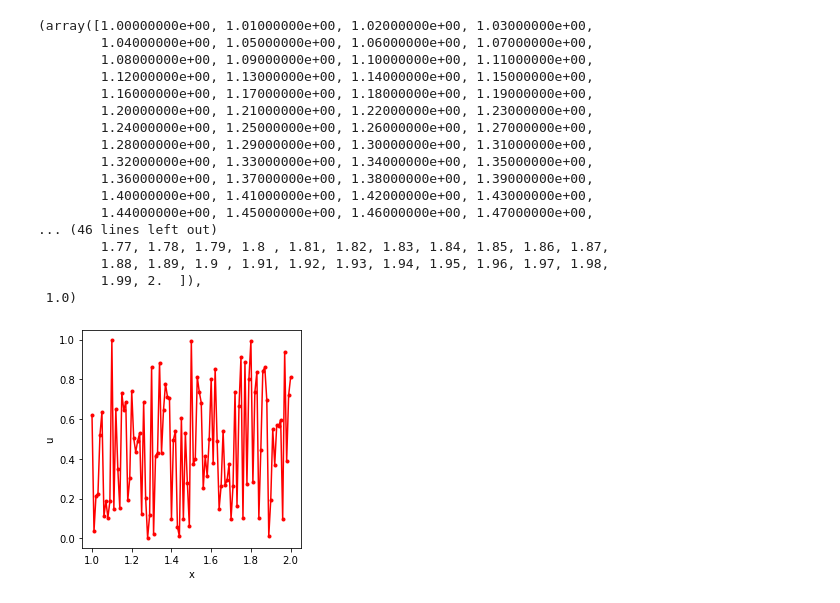
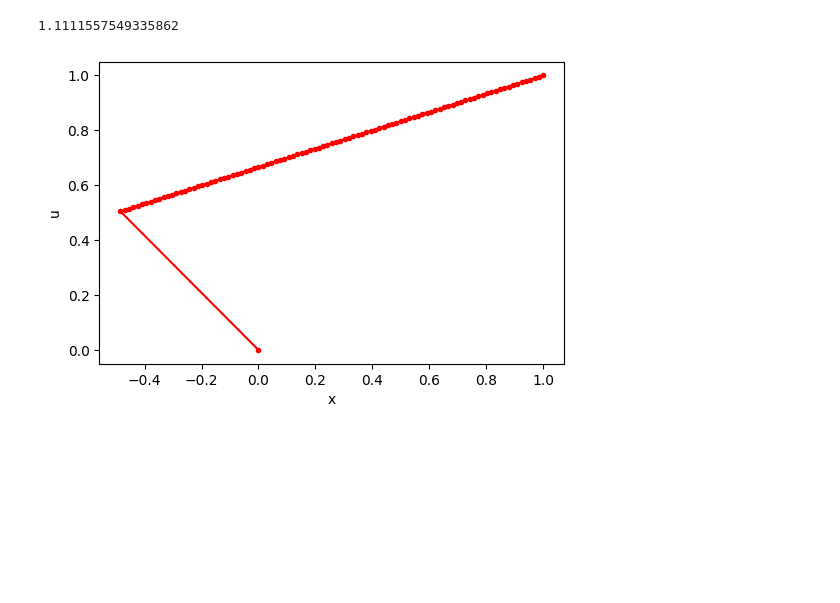
Before and after one commit to MIJO7317/DynamicGrid2D, a Jupyter notebook: new.ipynb, the cells around one changed output. Drawn from its saved outputs; the diff is of its cells as text; code cells hidden in the pictures; blank space fills up the shorter version.

```diff
--- a/new.ipynb
+++ b/new.ipynb
@@ -24,9 +24,9 @@ def F(Y: np.ndarray, K, f, a, b) -> np.ndarray:
     #     E1[n] = np.sqrt(1+4/(X[n]**2*X[n+1]**2)*(X[n]*(U[n+1]-C)-X[n+1]*(U[n]-C))**2)*(X[n+1]-X[n]) - E1rhs
     # fill first equation batch
     E1 = np.zeros(N-1)
-    E1rhs = 1/(N-1)*sum(map(lambda i: np.sqrt((U[i+1]-U[i])**2+(X[i+1]-X[i])**2), range(0, N-2+1, 1)))
+    E1rhs = 1/(N-1)*sum(map(lambda i: np.sqrt(np.power(U[i+1]-U[i], 2)+C*np.power(X[i+1]-X[i], 2)), range(0, N-2+1, 1)))
     for n in range(0, N-2+1, 1):
-        E1[n] = (U[n+1]-U[n])**2 + (X[n+1]-X[n])**2 - E1rhs**2
+        E1[n] = np.sqrt(np.power(U[n+1]-U[n], 2) + C*np.power(X[n+1]-X[n], 2)) - E1rhs
     # fill second equation batch
     E2 = np.zeros(N-2)
     for n in range(1, N-2+1, 1):
@@ -34,7 +34,7 @@ def F(Y: np.ndarray, K, f, a, b) -> np.ndarray:
             ((X[n+1]+X[n])/2-(X[n]+X[n-1])/2)+f(U[n], X[n])
     # fill boundary values
     E3 = np.array(
-        [U[0]-1, U[N-1]-10, X[0]-a, X[N-1]-b]
+        [U[0]-0, U[N-1]-1, X[0]-a, X[N-1]-b]
     )
 
     # Yr = np.zeros(2*N+1)
@@ -48,23 +48,27 @@ T = 1
 
 l = 1
 
-a = 1
-b = 2
+a = 0
+b = 1
 
-h = 0.01
-tau = 0.005
+# h = 0.01
+# tau = 0.005
 
-M = int(T/tau) + 1
-N = int((b-a)/h) + 1
+N = 100
 
-X = np.linspace(a, b, N)
-U = np.random.rand(N)
+# M = int(T/tau) + 1
+# N = int((b-a)/h) + 1
+
+# X = np.linspace(a, b, N)
+X = np.arange(a, b+0.01, 1/99)
+# U = np.random.rand(N)
+U = np.linspace(a, b, N)
 # U = np.zeros((M, N))
 
 # Kuxt = lambda u, x, t: u**2
 # K = lambda m, n: Kuxt(U[m][n], n*h, m*tau)
-K = lambda u: u ** 2
-f = lambda u, x: 0#np.sin(x)
+K = lambda u: u
+f = lambda u, x: 1#np.sin(x)
 
 # for n in range(N):
 #     U[0][n] = 0
@@ -82,36 +88,22 @@ C = Yr[2*N]
-# %%
-Y, X, C
-# %% [output]
-(array([1.00000000e+00, 1.01000000e+00, 1.02000000e+00, 1.03000000e+00,
-        1.04000000e+00, 1.05000000e+00, 1.06000000e+00, 1.07000000e+00,
-        1.08000000e+00, 1.09000000e+00, 1.10000000e+00, 1.11000000e+00,
-        1.12000000e+00, 1.13000000e+00, 1.14000000e+00, 1.15000000e+00,
-        1.16000000e+00, 1.17000000e+00, 1.18000000e+00, 1.19000000e+00,
-        1.20000000e+00, 1.21000000e+00, 1.22000000e+00, 1.23000000e+00,
-        1.24000000e+00, 1.25000000e+00, 1.26000000e+00, 1.27000000e+00,
-        1.28000000e+00, 1.29000000e+00, 1.30000000e+00, 1.31000000e+00,
-        1.32000000e+00, 1.33000000e+00, 1.34000000e+00, 1.35000000e+00,
-        1.36000000e+00, 1.37000000e+00, 1.38000000e+00, 1.39000000e+00,
-        1.40000000e+00, 1.41000000e+00, 1.42000000e+00, 1.43000000e+00,
-        1.44000000e+00, 1.45000000e+00, 1.46000000e+00, 1.47000000e+00,
-... (46 lines left out)
-        1.77, 1.78, 1.79, 1.8 , 1.81, 1.82, 1.83, 1.84, 1.85, 1.86, 1.87,
-        1.88, 1.89, 1.9 , 1.91, 1.92, 1.93, 1.94, 1.95, 1.96, 1.97, 1.98,
-        1.99, 2.  ]),
- 1.0)
+# %%
+# np.linspace(a, b, N), np.zeros(N), 1
+# max(F(np.concatenate((np.arange(a, b+0.01, 1/99), np.zeros(N), [1])), K, f, a, b))
+max(F(np.concatenate((X, U, [C])), K, f, a, b))
+# %% [output]
+1.1111557549335862
 # %%
 # UX[N:2*N]
 # plt.scatter(x=UX[N:2*N], y=UX[:N], s=2)
 fig = plt.figure()
 ax = fig.add_subplot(111)
 plt.plot(X, U, '.r-')
 # plt.xlim(0, 1)
 # plt.ylim(-0.5, 0.5)
-ax.set_aspect('equal', adjustable='box')
+# ax.set_aspect('equal', adjustable='box')
 
 plt.xlabel("x")
 plt.ylabel("u")
 
 plt.show()
 # %% [output]
-[figure, old version]
+[figure, new version]
```
Also changed, not shown: parts of 1 cell of this notebook, 2 other files.
